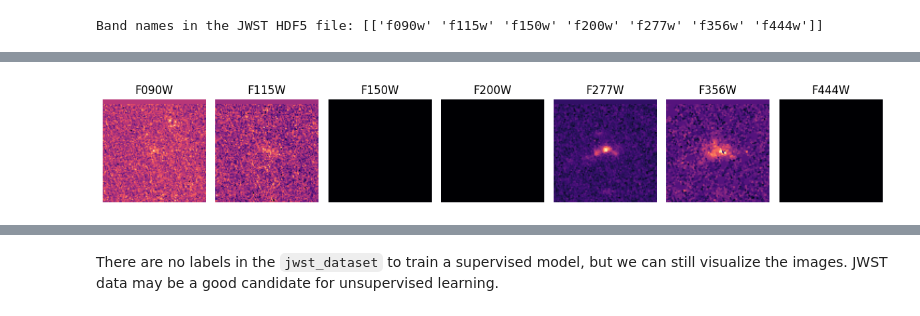
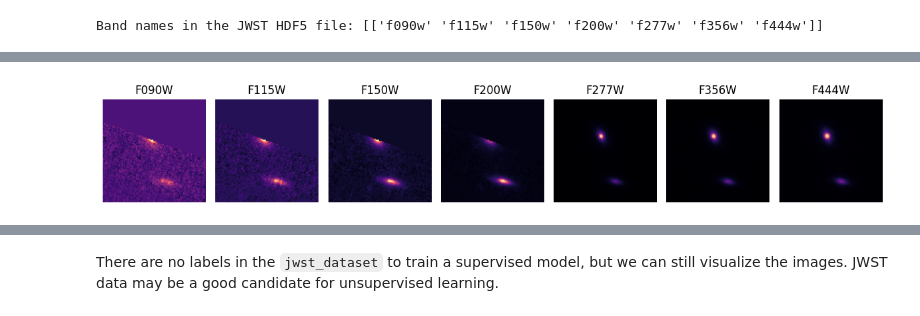
Before and after one commit to MADS-Milestone-2/Galaxy-Classifier, a Jupyter notebook: group-4-second-draft.ipynb, the cells around one changed output, grey strips where cells are left out. Drawn from its saved outputs; the diff is of its cells as text; code cells hidden in the pictures.

```diff
--- a/group-4-second-draft.ipynb
+++ b/group-4-second-draft.ipynb
@@ -2557,7 +2530,7 @@ print_image(0, jwst_dataset, band_names=("F090W", "F115W", "F150W", "F200W", "F2
 # %%
-print_image(51_057, jwst_dataset, band_names=("F090W", "F115W", "F150W", "F200W", "F277W", "F356W", "F444W"), cmap="magma")
+print_image(33_020, jwst_dataset, band_names=("F090W", "F115W", "F150W", "F200W", "F277W", "F356W", "F444W"), cmap="magma")
 # %% [output]
-[figure, old version]
+[figure, new version]
 # %%
 print_image(10_000, jwst_dataset, band_names=("F090W", "F115W", "F150W", "F200W", "F277W", "F356W", "F444W"), cmap="magma")
 # %% [output]
```
Also changed, not shown: parts of 18 cells of this notebook.
